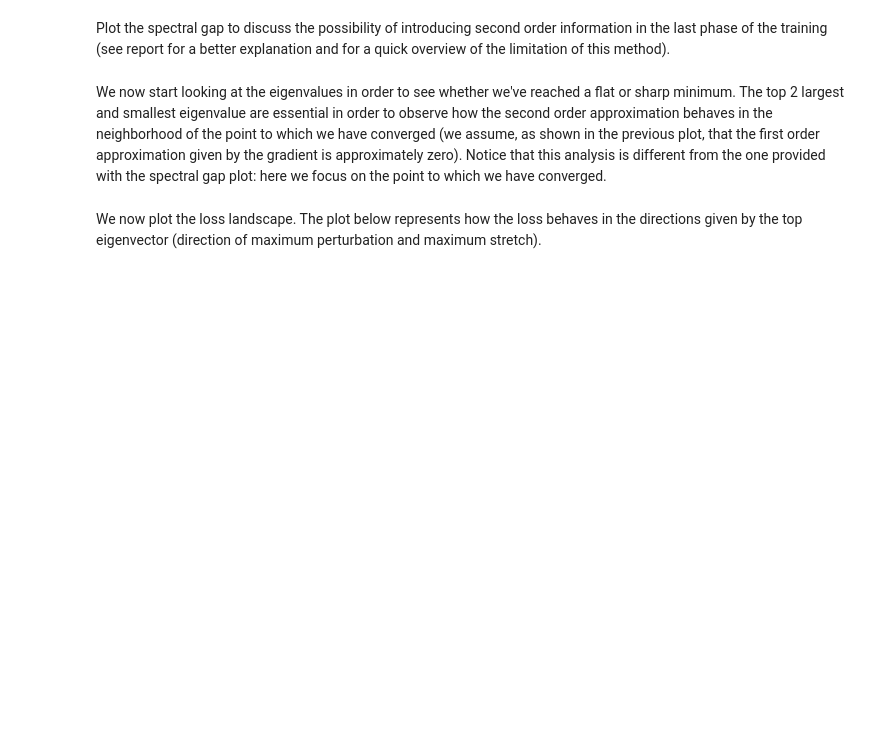
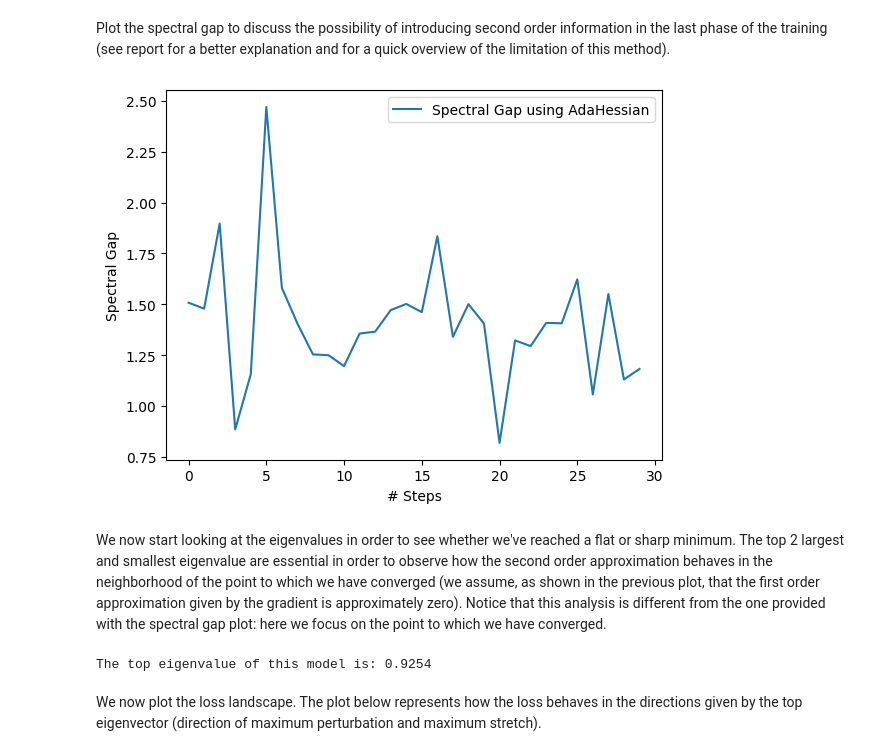
Before and after one commit to albias1996/OptML_project, a Jupyter notebook: main_second_order_method_MNIST.ipynb, the cells around one changed output. Saved outputs shown, nothing was run; the diff lists cells and outputs as text; code cells hidden in the pictures; blank space fills up the shorter version.

Commit message:
adding code to save data and models

```diff
--- a/main_second_order_method_MNIST.ipynb
+++ b/main_second_order_method_MNIST.ipynb
@@ -106,7 +107,7 @@ First, we train our model using LeNet5. The model was trained using hyperparamet
 # %%
 # Defining data to compute the stochastic approximation of the hessian and its eigenvalues
 # along the training trajectory (the choice of the batch size is fundamental, see report)
-indices = np.random.choice(len(train_data),100)
+indices = np.random.choice(len(train_data),1000)
 hessian_input, hessian_label = train_data[indices].to(DEVICE), train_target[indices].to(DEVICE)
 data_for_spectral_gap = [hessian_input, hessian_label]
 
@@ -134,6 +135,6 @@ for name, param in model.named_parameters():
     if not param.requires_grad:
         print(f'Parameter {name} does not require gradients')
 # %%
-model, optimizer, losses, grad_norms, spectral_gaps = training_loop(model, criterion, optimizer, train_loader, test_loader, params.AH_N_EPOCHS,
+model, optimizer, losses, grad_norms, spectral_gap = training_loop(model, criterion, optimizer, train_loader, test_loader, params.AH_N_EPOCHS,
                                     DEVICE,data_for_spectral_gap,iter_per_epoch,second_order_method = True)
 # %% [output]
@@ -150,7 +173,9 @@ compute_confusion_matrix(test_loader, model, N_CLASSES)
 # %% [markdown]
 Plot the spectral gap to discuss the possibility of introducing second order information in the last phase of the training (see report for a better explanation and for a quick overview of the limitation of this method).
 # %%
-plot_spectral_gap(spectral_gaps, method = 'AdaHessian')
+plot_spectral_gap(spectral_gap, method = 'AdaHessian')
+# %% [output]
+[figure, added]
 # %% [markdown]
 We now start looking at the eigenvalues in order to see whether we've reached a flat or sharp minimum. The top 2 largest and smallest eigenvalue are essential in order to observe how the second order approximation behaves in the neighborhood of the point to which we have converged (we assume, as shown in the previous plot, that the first order approximation given by the gradient is approximately zero). Notice that this analysis is different from the one provided with the spectral gap plot: here we focus on the point to which we have converged.
 # %%
@@ -170,6 +195,8 @@ top_eigenvalues, top_eigenvector = hessian_comp.eigenvalues(top_n=1)
 
 # Computing the top 2 eigenavlues and eigenvectors of the Hessian
 print("The top eigenvalue of this model is: %.4f "% (top_eigenvalues[0]))
+# %% [output]
+The top eigenvalue of this model is: 0.9254
 # %% [markdown]
 We now plot the loss landscape. The plot below represents how the loss behaves in the directions given by the top eigenvector (direction of maximum perturbation and maximum stretch).
 # %%
```
Also changed, not shown: parts of 9 cells of this notebook.
